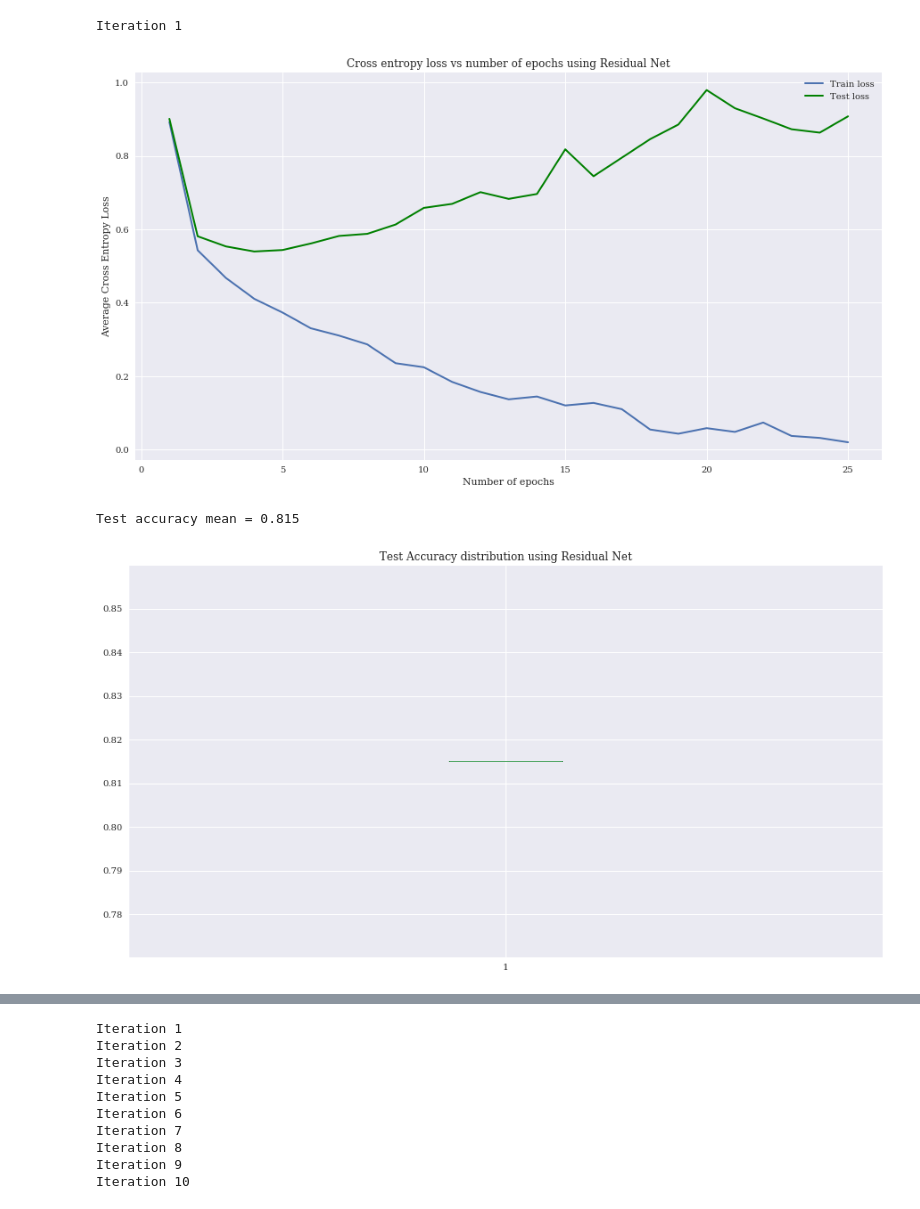
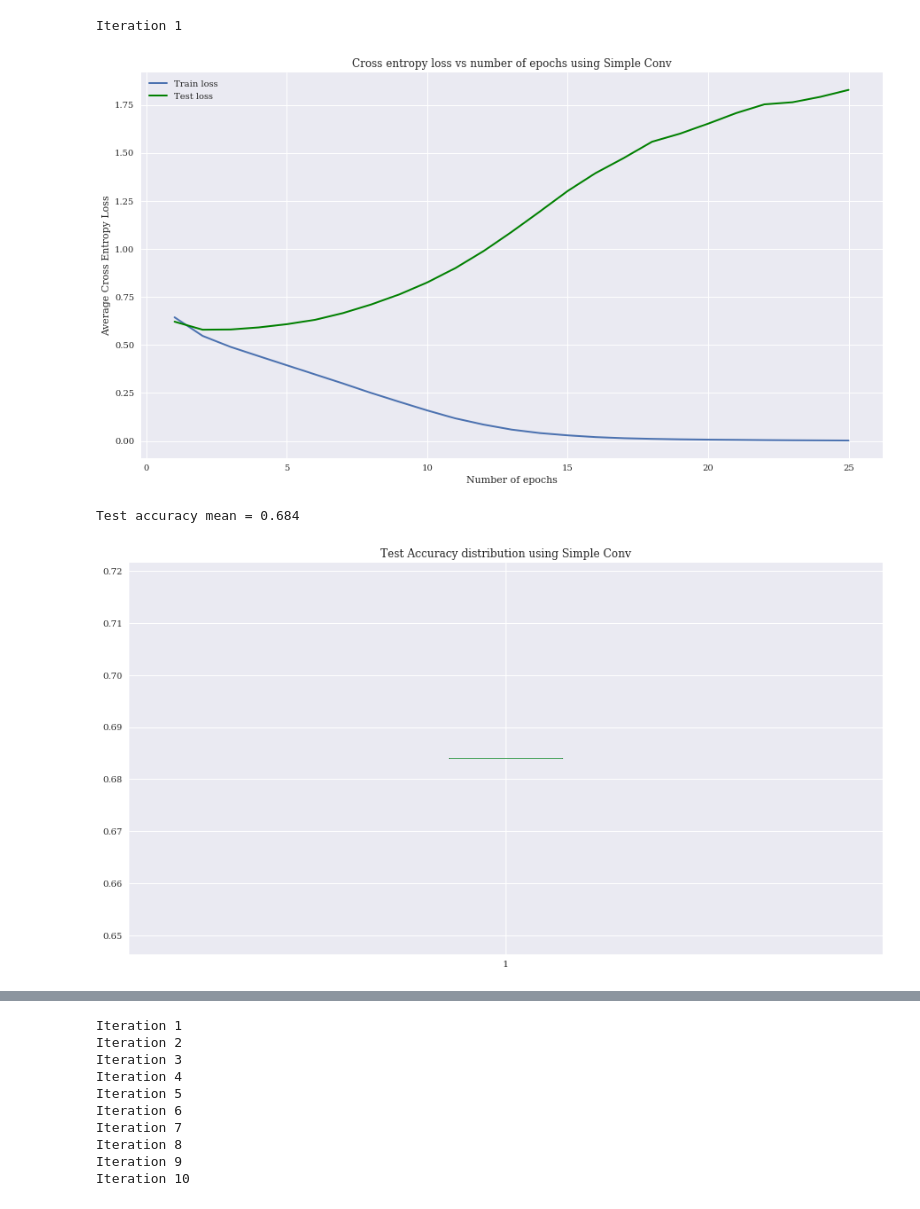
Before and after one commit to rlaraki/Digit_Comparison_MNIST, a Jupyter notebook: mini_project_1/src/test.ipynb, the cells around one changed output, grey strips where cells are left out. Drawn from its saved outputs; the diff is of its cells as text; code cells hidden in the pictures.

```diff
--- a/mini_project_1/src/test.ipynb
+++ b/mini_project_1/src/test.ipynb
@@ -36,15 +37,17 @@ from utils.metrics import *
 N = 1000  # Number of pairs
 NN_ARGS = {"input_size": 14 * 14, "num_classes": 10}
 DROP = {"d1" : 0, "d2" : 0}
+DROP_AUX = {"d1" : 0, "d2" : 0}
 DROP_RES = {"d" : 0.15}
 DROP_RES_2 = {"d" : 0.15, "input_channels" : 2}
 BATCH_SIZE = 10
 NUM_EPOCHS = 25
 NUM_ITER = 1
 MODELS = {
-    "SimpleConvNet" : {"args" : DROP , "f" :simple_conv_net, "f2" :conv_net_2, "flatten": False, "name":"Simple Conv" },
+    "SimpleConvNet" : {"args" : DROP, "f" :simple_conv_net, "f2" :conv_net_2, "flatten": False, "name":"Simple Conv" },
     "LinearRelu": {"args": NN_ARGS, "f": linear_relu_net, "flatten": True, "name":"Linear ReLu"},
     "LeNet": {"args": DROP, "f": lenet,"f2":lenet_2, "flatten": False, "name":"LeNet"},
     "ResNet": {"args": DROP_RES, "f": residual_net, "args2": DROP_RES_2,"flatten": False, "name":"Residual Net"},
+    "Siamese" : {"f" : siamese}
 }
 # %%
@@ -146,7 +154,7 @@ def full_train_test(model_info, num_iter, num_epochs, data_size, batch_size,nb_c
 # %%
-full_train_test(MODELS.get("ResNet"), NUM_ITER,NUM_EPOCHS,N,BATCH_SIZE, 2, True, False )
+full_train_test(MODELS.get("SimpleConvNet"), 1, NUM_EPOCHS, N, BATCH_SIZE, nb_channels = 2, True,,verbose = False)
 # %% [output]
 Iteration 1
-[figure, old version]
+[figure, new version]
-Test accuracy mean = 0.815
+Test accuracy mean = 0.684
-[figure, old version]
+[figure, new version]
```
Also changed, not shown: parts of 6 cells of this notebook, 7 other files.
